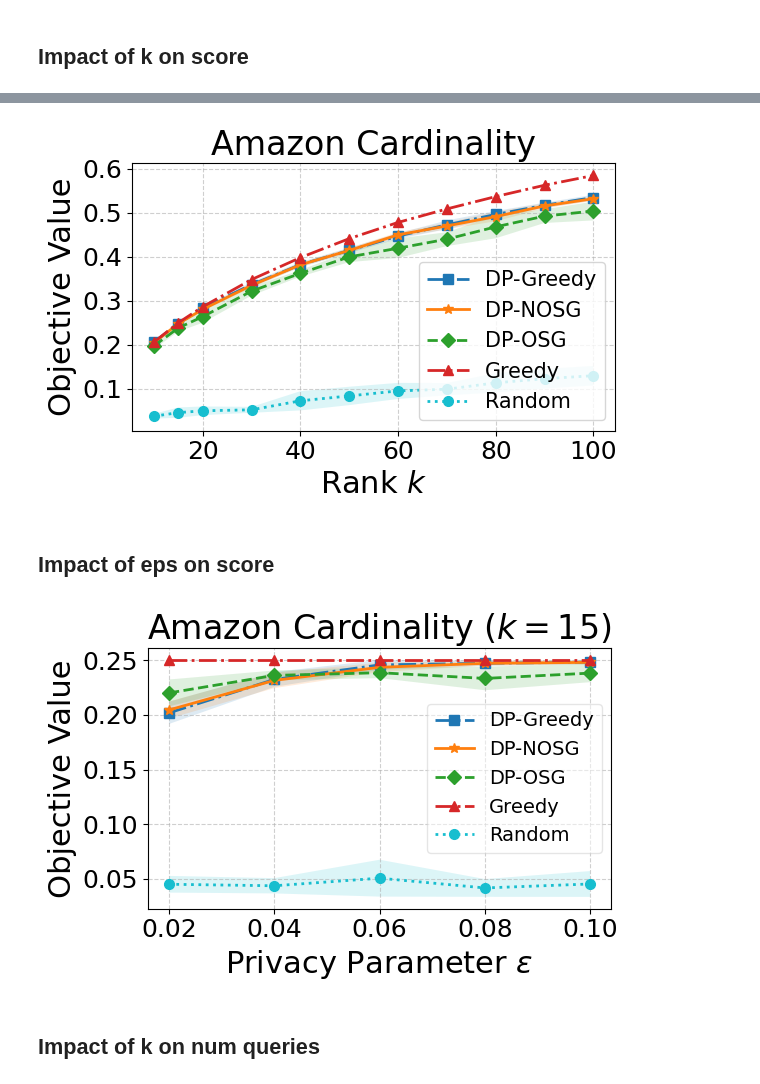
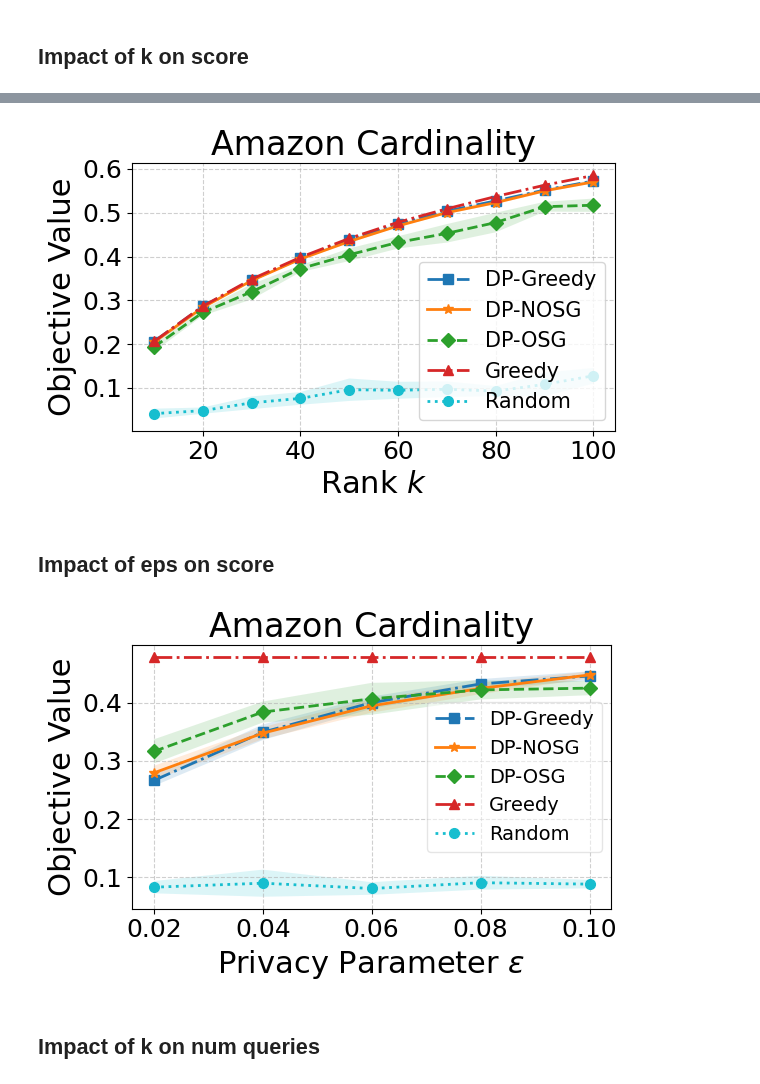
Before and after one commit to ronzadi/Differentially-Private-Max-Sum-Diversification, a Jupyter notebook: visualize_results/visualize_amazon_cardinality.ipynb, the cells around one changed output, grey strips where cells are left out. Cells and saved outputs as stored; diff of their text form; code cells hidden in the pictures.

```diff
--- a/visualize_results/visualize_amazon_cardinality.ipynb
+++ b/visualize_results/visualize_amazon_cardinality.ipynb
@@ -54,7 +54,7 @@ import pandas as pd
 
 # 1. Filter the data for eps=0.1 and lambda_param=0.1
 # Using your initial filtering requirements
-filtered_df = results_df[(results_df['eps'] == 0.1) & (results_df['lambda_param'] == 0.1)]
+filtered_df = results_df[(results_df['eps'] == 0.2) & (results_df['lambda_param'] == 0.1)]
 
 # 2. Group by algorithm and 'k' to get average and standard deviation
 stats = filtered_df.groupby(['alg', 'k'])['value'].agg(['mean', 'std']).reset_index()
@@ -119,7 +119,7 @@ plt.tight_layout() # Ensures labels don't get cut off
 plt.savefig('amazon_cardinality_k_on_val.pdf')
 plt.show()
 # %% [output]
-[figure, old version]
+[figure, new version]
 # %% [markdown]
 ## Impact of eps on score
 # %%
@@ -128,8 +128,9 @@ import pandas as pd
 import numpy as np
 
 # 1. Filter the data for k=15 and lambda_param=0.1
-target_k = 15
+target_k = 60
 eps_list = [0.01, 0.02, 0.03, 0.04, 0.05, 0.06, 0.07, 0.08, 0.09, 0.1]
+# eps_list = [0.01, 0.02, 0.03, 0.04, 0.05, 0.06, 0.07, 0.08, 0.09, 0.1]
 
 filtered_df = results_df[
     (results_df['k'] == target_k) &
@@ -172,35 +173,35 @@ for i, alg in enumerate(algorithms):
     edgecolor='none' # No border around the shade for a softer look
      )
     # plt.errorbar(
     #     alg_data['eps'],
     #     alg_data['mean'],
     #     yerr=alg_data['std'],
     #     label=alg,
     #     color=colors[i % len(colors)],
     #     marker=markers[i % len(markers)],
     #     linestyle=linestyles[i % len(linestyles)],
     #     linewidth=2.5,
     #     markersize=6,   # Exact size from your reference
     #     capsize=6
     # )
 
 # Formatting with exact fontsizes from your reference
 plt.xlabel('Privacy Parameter $\\varepsilon$', fontsize=22)
 plt.ylabel('Objective Value', fontsize=22)
-plt.title('Amazon Cardinality ($k=15$)', fontsize=24)
+plt.title('Amazon Cardinality', fontsize=24)
 
 # Show only even ticks to avoid crowding: 0.02, 0.04, 0.06, 0.08, 0.10
 plt.xticks(eps_list[1::2], fontsize=18)
 plt.yticks(fontsize=18)
 
 plt.legend(fontsize=14, frameon=True, ncols=1, framealpha=0.5)# Exact size from your reference
 plt.grid(True, linestyle='--', alpha=0.6)
 
 plt.tight_layout()
 plt.savefig('amazon_cardinality_eps_on_val.pdf')
 plt.show()
 # %% [output]
-[figure, old version]
+[figure, new version]
 # %% [markdown]
 ## Impact of k on num queries
 # %%
```
Also changed, not shown: parts of 6 cells of this notebook.
